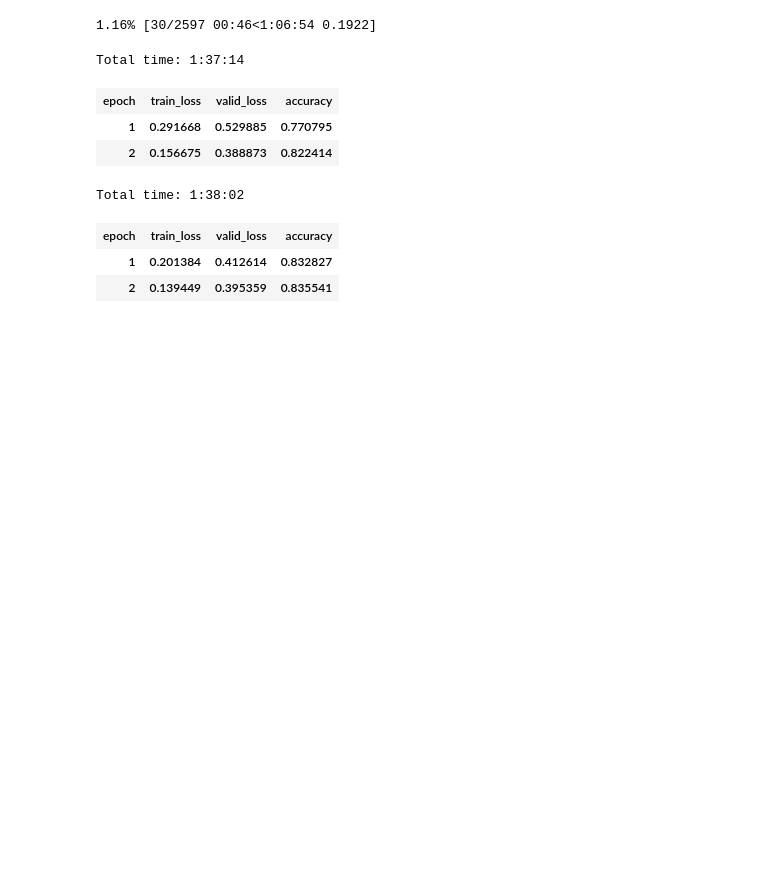
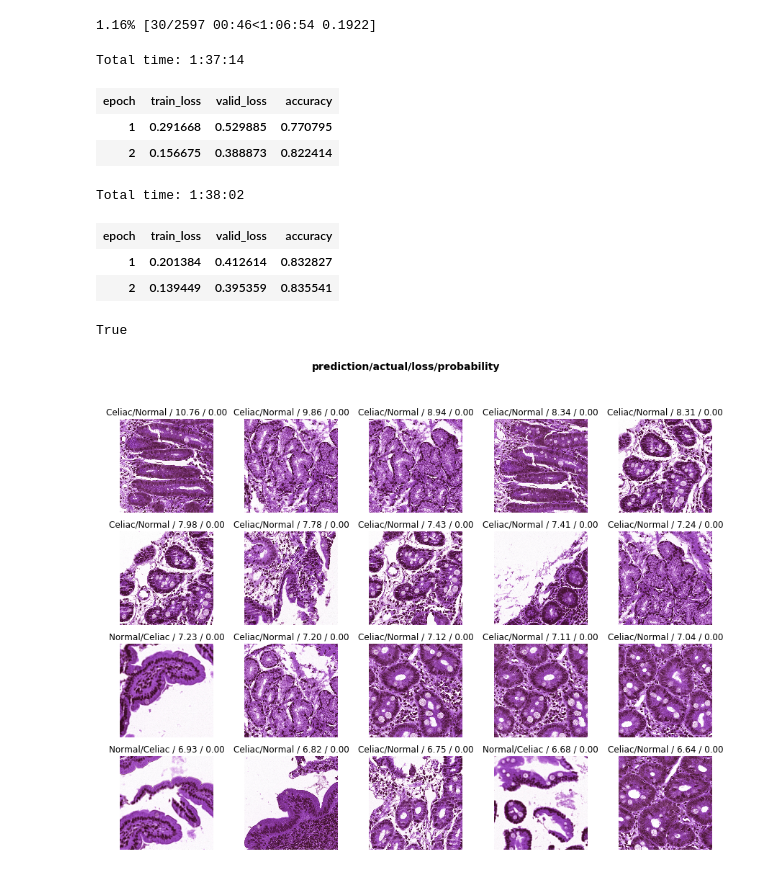
Before and after one commit to UVA-DSI-2019-Capstones/CHRC, a Jupyter notebook: models/updated_models/resnet50_1000x1000_256_Celiac_Normal_gradcam_deconv_v1.0.ipynb, the cells around one changed output. Cells and saved outputs as stored; diff of their text form; code cells hidden in the pictures; blank space fills up the shorter version.

```diff
--- a/models/updated_models/resnet50_1000x1000_256_Celiac_Normal_gradcam_deconv_v1.0.ipynb
+++ b/models/updated_models/resnet50_1000x1000_256_Celiac_Normal_gradcam_deconv_v1.0.ipynb
@@ -64,3 +64,15 @@ Total time: 1:38:02
 | epoch | train_loss | valid_loss | accuracy |
 | 1 | 0.201384 | 0.412614 | 0.832827 |
 | 2 | 0.139449 | 0.395359 | 0.835541 |
+# %%
+interp = ClassificationInterpretation.from_learner(learn)
+
+losses,idxs = interp.top_losses()
+
+len(data.valid_ds)==len(losses)==len(idxs)
+# %% [output]
+True
+# %%
+interp.plot_top_losses(20, figsize=(15,11))
+# %% [output]
+[figure, added]
```
Also changed, not shown: parts of 1 cell of this notebook.
